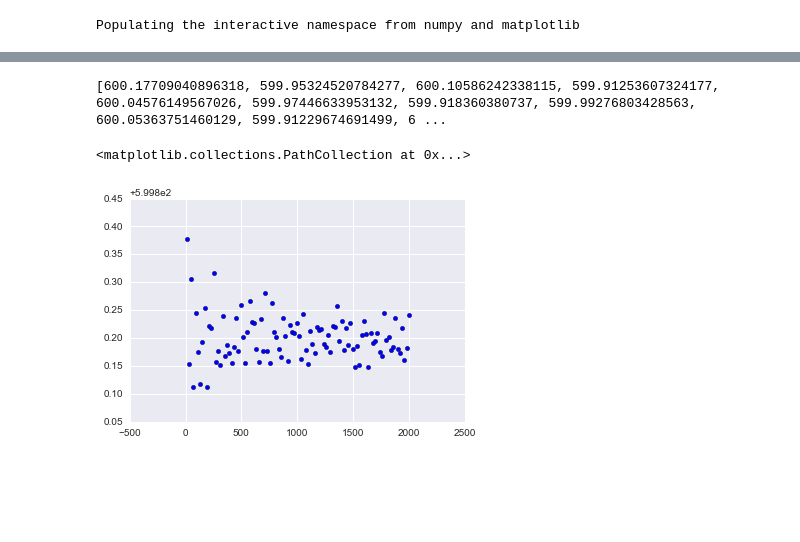
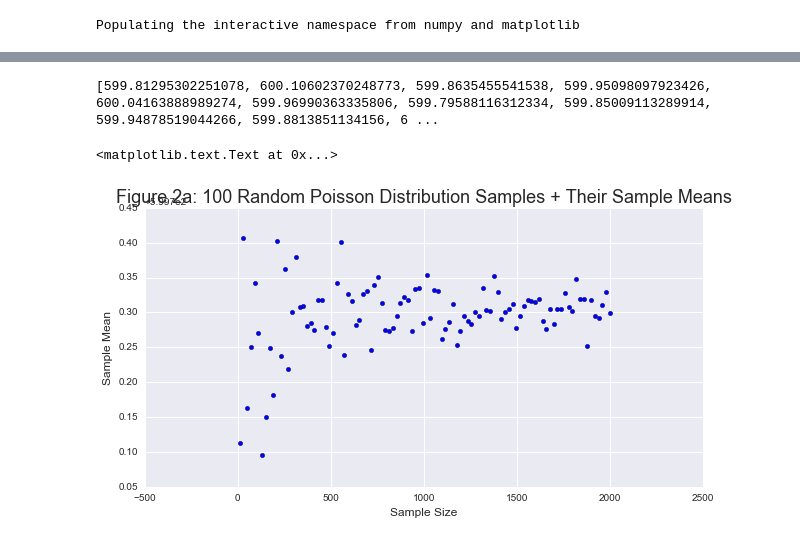
Before and after one commit to kristikorsberg/PUI2016, a Jupyter notebook: HW3_kk3374/HW3_Assignment_1_kk3374.ipynb, the cells around one changed output, grey strips where cells are left out. Drawn from its saved outputs; the diff is of its cells as text; code cells hidden in the pictures; blank space fills up the shorter version.

```diff
--- a/HW3_kk3374/HW3_Assignment_1_kk3374.ipynb
+++ b/HW3_kk3374/HW3_Assignment_1_kk3374.ipynb
@@ -58,20 +71,23 @@ pl.xlabel('x')
 # %%
 #Poisson Distribution
 lam = myMean
-#create a function which returns the mean of each randomly generated chi-squared distribution
+#create a function which returns the mean of each randomly generated poisson distribution
 def create_poisson_size(lam, s):
     return np.random.normal(lam, size = s).mean()
 
 listOfPoisson = []
 for n in np.linspace(10, 2000, 100):
     #draws samples from a normal distribution
     listOfPoisson.append(create_poisson_size(lam, n))
 print(listOfPoisson)
 
 indexOfValues = np.linspace(10, 2000, 100)
-pl.figure()
+pl.figure(figsize(10,5))
 pl.scatter(indexOfValues, listOfPoisson)
+pl.title('Figure 2a: 100 Random Poisson Distribution Samples + Their Sample Means', fontsize=18)
+pl.xlabel('Sample Size', fontsize=12)
+pl.ylabel('Sample Mean', fontsize=12)
 # %% [output]
-[600.17709040896318, 599.95324520784277, 600.10586242338115, 599.91253607324177, 600.04576149567026, 599.97446633953132, 599.918360380737, 599.99276803428563, 600.05363751460129, 599.91229674691499, 6 ...
+[599.81295302251078, 600.10602370248773, 599.8635455541538, 599.95098097923426, 600.04163888989274, 599.96990363335806, 599.79588116312334, 599.85009113289914, 599.94878519044266, 599.8813851134156, 6 ...
-<matplotlib.collections.PathCollection at 0x...>
+<matplotlib.text.Text at 0x...>
-[figure, old version]
+[figure, new version]
```
Also changed, not shown: parts of 23 cells of this notebook.
